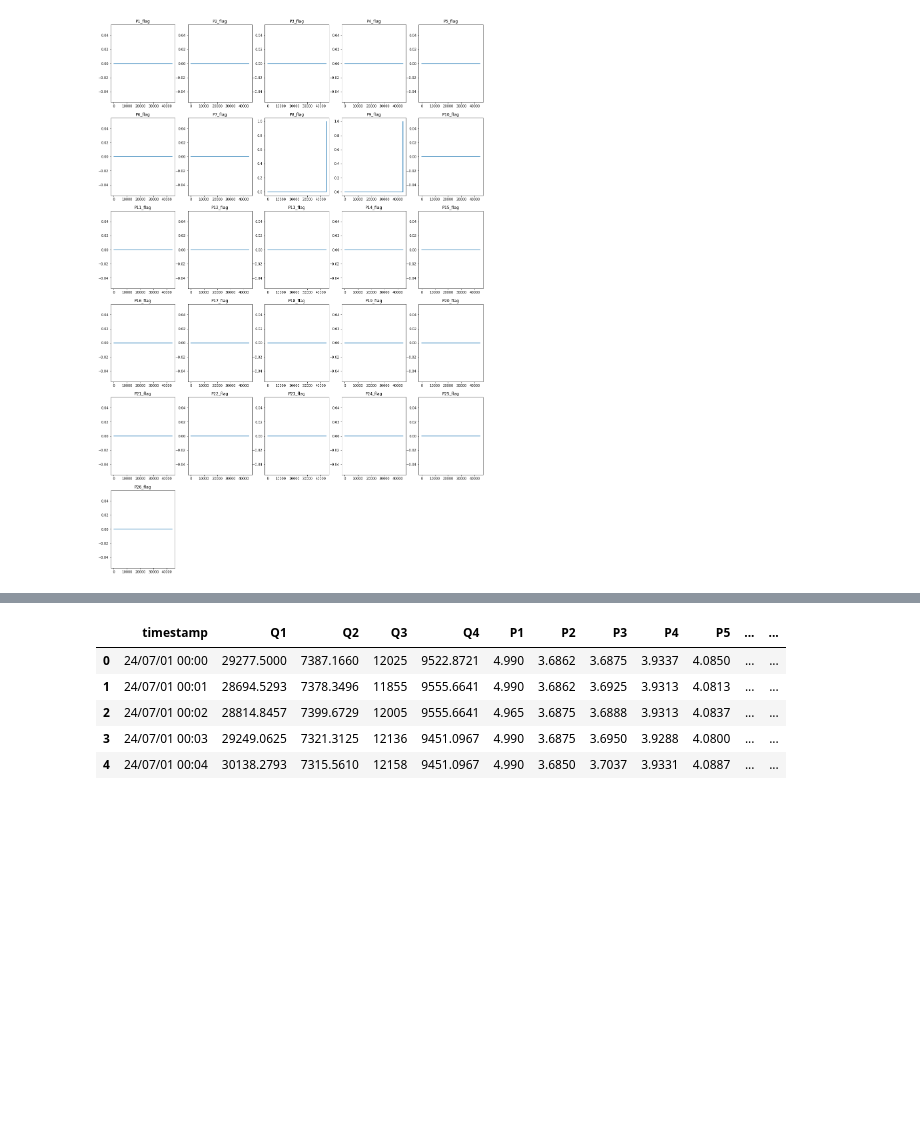
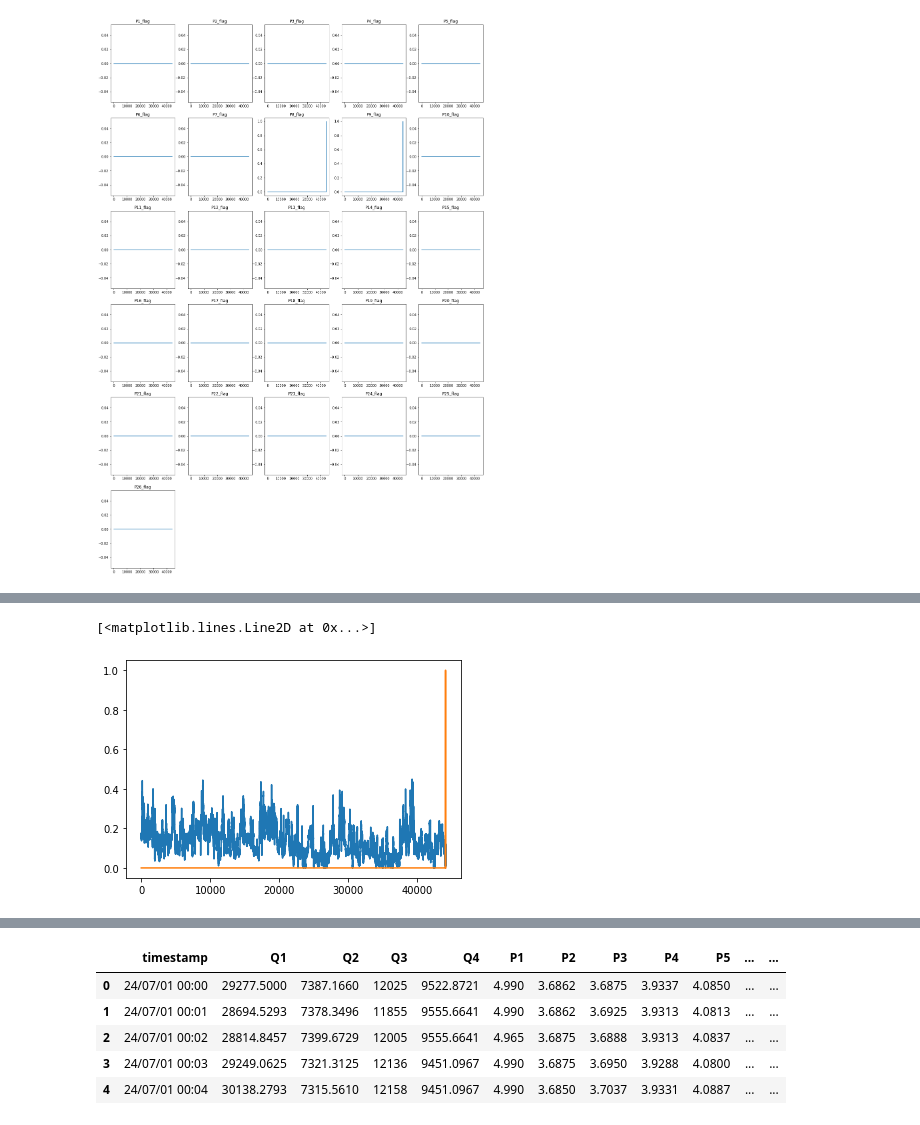
Before and after one commit to YoungGyuLee/personal_research, a Jupyter notebook: k-water/k-water research.ipynb, the cells around one changed output, grey strips where cells are left out. Saved outputs shown, nothing was run; the diff lists cells and outputs as text; code cells hidden in the pictures; blank space fills up the shorter version.

```diff
--- a/k-water/k-water research.ipynb
+++ b/k-water/k-water research.ipynb
@@ -48,0 +57,6 @@ for i in range(26):
+# %%
+plt.plot(train_a['P9'])
+plt.plot(train_a['P9_flag'])
+# %% [output]
+[<matplotlib.lines.Line2D at 0x...>]
+[figure, added]
```
Also changed, not shown: parts of 14 cells of this notebook.
